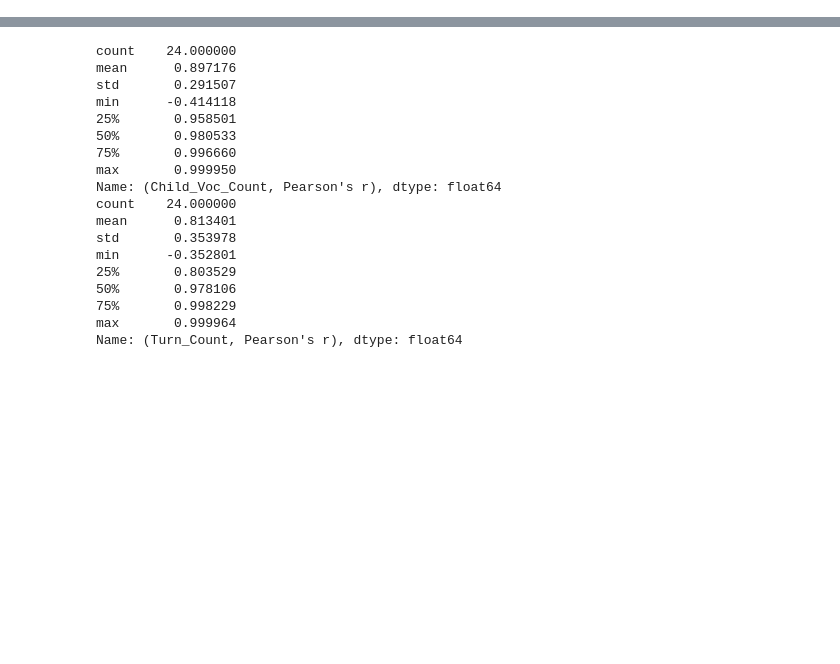
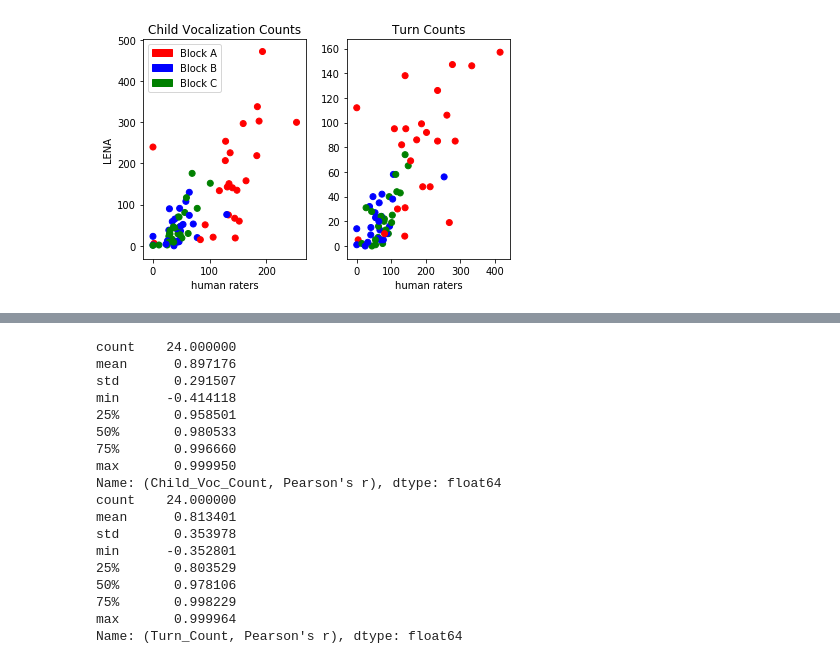
Before and after one commit to ChildMindInstitute/LENA-Brave-Buddies-Controlled-Play-Paradigm-analysis, a Jupyter notebook: CPP/LENA_vs_Human_Raters.ipynb, the cells around one changed output, grey strips where cells are left out. Drawn from its saved outputs; the diff is of its cells as text; code cells hidden in the pictures; blank space fills up the shorter version.

Commit message:
📊 Add Plot
Ref #8, #9

```diff
--- a/CPP/LENA_vs_Human_Raters.ipynb
+++ b/CPP/LENA_vs_Human_Raters.ipynb
@@ -2,9 +2,13 @@
 import json
 import numpy as np
 import os
+import matplotlib
+from matplotlib import patches as mpatches
+from matplotlib import pyplot as plt
 import pandas as pd
 with open("file_paths.json", "r") as fp:
     filepaths = json.load(fp)
+filepaths = {k: filepaths[k].replace("~", "/home/jclucas") for k in filepaths}
 
 def conversational_turns(sheet):
     """
@@ -292,5 +296,28 @@ r = pd.DataFrame({
         )[1,0]
     } for ursi in ursis
 }).T
+# %%
+cvc = pearson_coder_format(human_ratings, LENA_ratings, "Child_Voc_Count", ursis)
+tc = pearson_coder_format(human_ratings, LENA_ratings, "Turn_Count", ursis)
+red_patch = mpatches.Patch(color='red', label='Block A')
+blue_patch = mpatches.Patch(color='blue', label='Block B')
+green_patch = mpatches.Patch(color='green', label='Block C')
+fig1, f1_axes = plt.subplots(ncols=2, nrows=1)
+for ursi in cvc:
+    x=cvc[ursi][0]
+    y=cvc[ursi][1]
+    f1_axes[0].scatter(x, y, c=['red', 'blue', 'green'])
+    tx=tc[ursi][0]
+    ty=tc[ursi][1]
+    f1_axes[1].scatter(tx, ty, c=['red', 'blue', 'green'])
+f1_axes[0].set_xlabel("human raters"),
+f1_axes[0].set_ylabel("LENA")
+f1_axes[0].set_title("Child Vocalization Counts")
+f1_axes[1].set_xlabel("human raters"),
+f1_axes[1].set_title("Turn Counts")
+f1_axes[0].legend(handles=[red_patch, blue_patch, green_patch])
+fig1.tight_layout()
+# %% [output]
+[figure, added]
 # %%
 r
```
Also changed, not shown: parts of 1 cell of this notebook.
